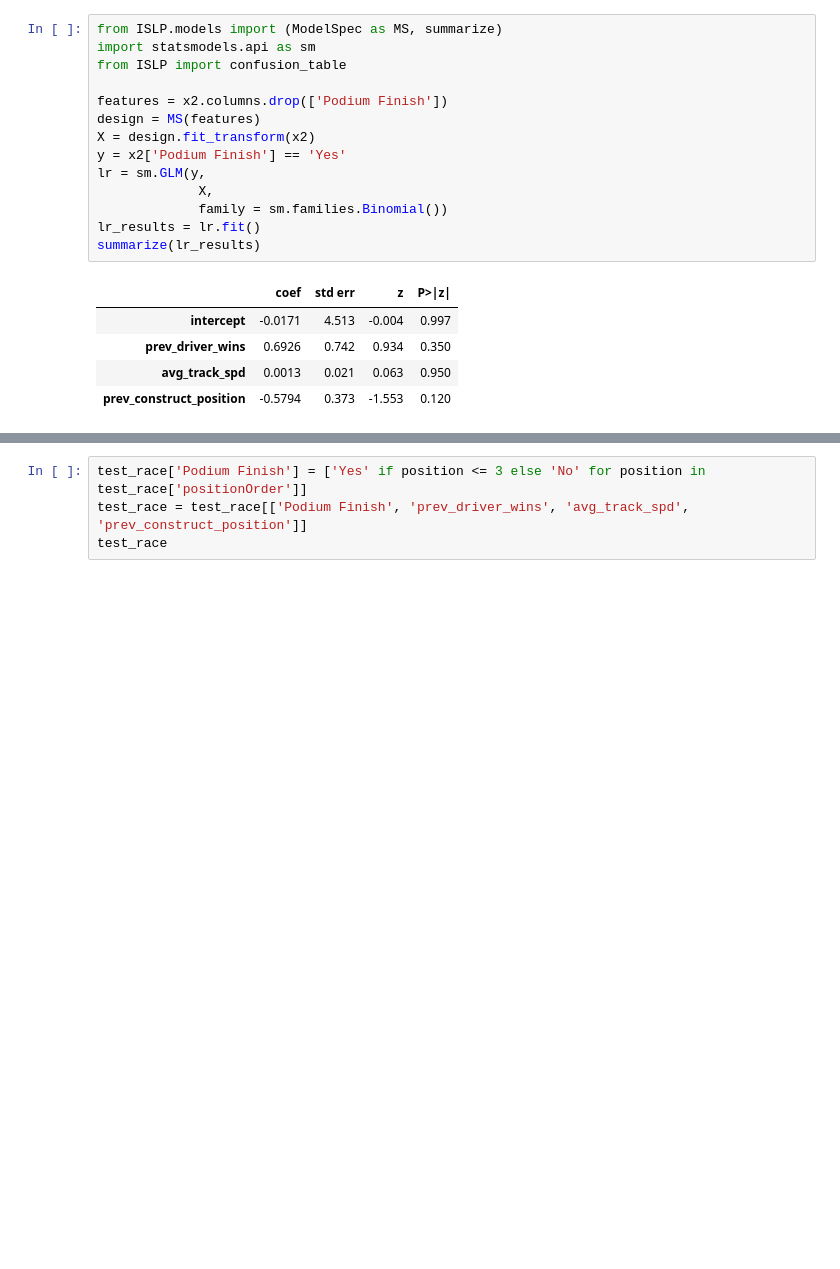
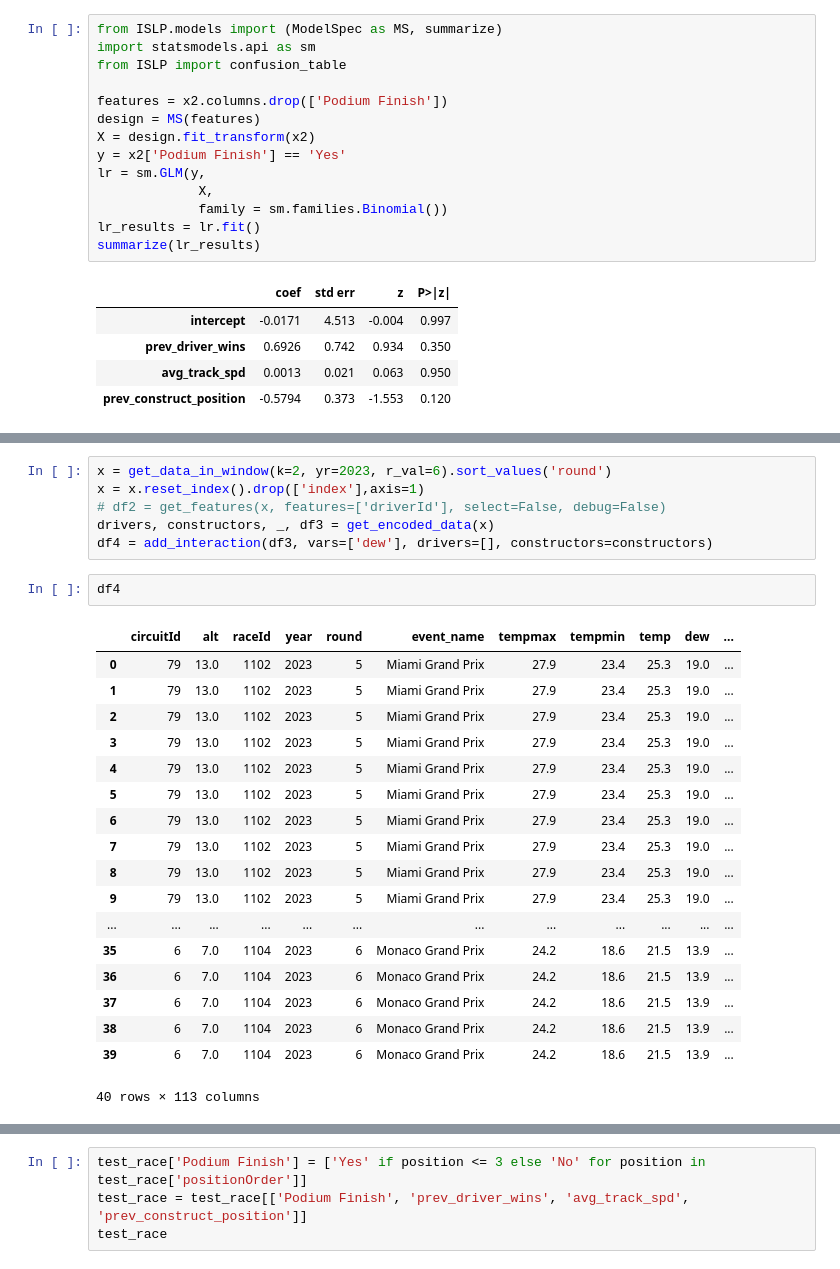
Before and after one commit to Yoshi234/f1-fanatasy-analysis, a Jupyter notebook: code/modeling/nick_learning.ipynb, the cells around one changed output, grey strips where cells are left out. Saved outputs shown, nothing was run; the diff lists cells and outputs as text; blank space fills up the shorter version.

```diff
--- a/code/modeling/nick_learning.ipynb
+++ b/code/modeling/nick_learning.ipynb
@@ -772,0 +771,27 @@ test_race
+# %%
+x = get_data_in_window(k=2, yr=2023, r_val=6).sort_values('round')
+x = x.reset_index().drop(['index'],axis=1)
+# df2 = get_features(x, features=['driverId'], select=False, debug=False)
+drivers, constructors, _, df3 = get_encoded_data(x)
+df4 = add_interaction(df3, vars=['dew'], drivers=[], constructors=constructors)
+# %%
+df4
+# %% [output]
+|  | circuitId | alt | raceId | year | round | event_name | tempmax | tempmin | temp | dew | ... |
+| 0 | 79 | 13.0 | 1102 | 2023 | 5 | Miami Grand Prix | 27.9 | 23.4 | 25.3 | 19.0 | ... |
+| 1 | 79 | 13.0 | 1102 | 2023 | 5 | Miami Grand Prix | 27.9 | 23.4 | 25.3 | 19.0 | ... |
+| 2 | 79 | 13.0 | 1102 | 2023 | 5 | Miami Grand Prix | 27.9 | 23.4 | 25.3 | 19.0 | ... |
+| 3 | 79 | 13.0 | 1102 | 2023 | 5 | Miami Grand Prix | 27.9 | 23.4 | 25.3 | 19.0 | ... |
+| 4 | 79 | 13.0 | 1102 | 2023 | 5 | Miami Grand Prix | 27.9 | 23.4 | 25.3 | 19.0 | ... |
+| 5 | 79 | 13.0 | 1102 | 2023 | 5 | Miami Grand Prix | 27.9 | 23.4 | 25.3 | 19.0 | ... |
+| 6 | 79 | 13.0 | 1102 | 2023 | 5 | Miami Grand Prix | 27.9 | 23.4 | 25.3 | 19.0 | ... |
+| 7 | 79 | 13.0 | 1102 | 2023 | 5 | Miami Grand Prix | 27.9 | 23.4 | 25.3 | 19.0 | ... |
+| 8 | 79 | 13.0 | 1102 | 2023 | 5 | Miami Grand Prix | 27.9 | 23.4 | 25.3 | 19.0 | ... |
+| 9 | 79 | 13.0 | 1102 | 2023 | 5 | Miami Grand Prix | 27.9 | 23.4 | 25.3 | 19.0 | ... |
+| ... | ... | ... | ... | ... | ... | ... | ... | ... | ... | ... | ... |
+| 35 | 6 | 7.0 | 1104 | 2023 | 6 | Monaco Grand Prix | 24.2 | 18.6 | 21.5 | 13.9 | ... |
+| 36 | 6 | 7.0 | 1104 | 2023 | 6 | Monaco Grand Prix | 24.2 | 18.6 | 21.5 | 13.9 | ... |
+| 37 | 6 | 7.0 | 1104 | 2023 | 6 | Monaco Grand Prix | 24.2 | 18.6 | 21.5 | 13.9 | ... |
+| 38 | 6 | 7.0 | 1104 | 2023 | 6 | Monaco Grand Prix | 24.2 | 18.6 | 21.5 | 13.9 | ... |
+| 39 | 6 | 7.0 | 1104 | 2023 | 6 | Monaco Grand Prix | 24.2 | 18.6 | 21.5 | 13.9 | ... |
+40 rows × 113 columns
```
Also changed, not shown: parts of 10 cells of this notebook, 1 other file.
